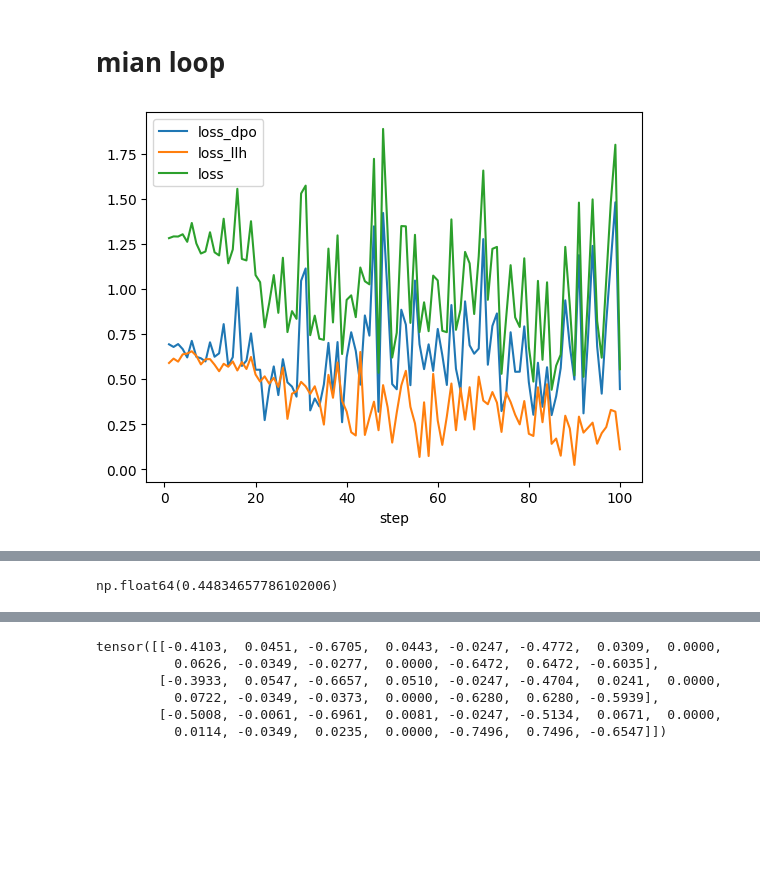
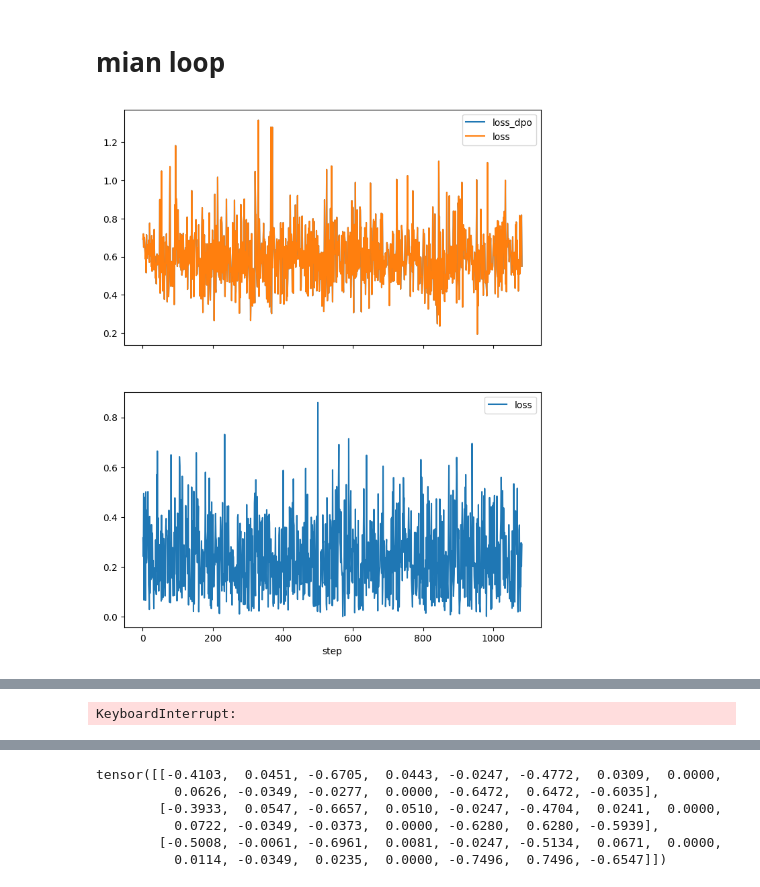
Before and after one commit to loutrebleu/qml, a Jupyter notebook: note/experiments/25.04.10-main3-online-db.ipynb, the cells around one changed output, grey strips where cells are left out. Saved outputs shown, nothing was run; the diff lists cells and outputs as text; code cells hidden in the pictures; blank space fills up the shorter version.

Commit message:
save to apply to QCE25

```diff
--- a/note/experiments/25.04.10-main3-online-db.ipynb
+++ b/note/experiments/25.04.10-main3-online-db.ipynb
@@ -52,65 +52,74 @@ def plot_results_on_notebook(logger, vlogger, cf):
     plot_labels.append("loss")
     res = pd.DataFrame(res_dict)
 
-    # vret = xsim.Retriever(vlogger)
-    # vres = pd.DataFrame(dict(
-    #     epoch=vret.epoch(),
-    #     loss=vret.loss(),
+    vret = xsim.Retriever(vlogger)
+    vres = pd.DataFrame(dict(
+        step=vret.step(),
+        loss=vret.loss(),
     #     time=vret.time(),
-    # ))
+    ))
 
     clear_output()
-    fig, axes = plt.subplots(nrows=1)  #, figsize=(8, 10), sharex=True)
+    # fig, axes = plt.subplots(nrows=1)  #, figsize=(8, 10), sharex=True)
+    fig, axes = plt.subplots(nrows=2, figsize=(8, 10), sharex=True)
     # fig, axes = plt.subplots(nrows=3, figsize=(8, 10), sharex=True)
-    res.plot(x="step", y=plot_labels, ax=axes)
-    # vres.plot(x="epoch", y=["loss"], ax=axes[1])
+    res.plot(x="step", y=plot_labels, ax=axes[0])
+    vres.plot(x="step", y=["loss"], ax=axes[1])
     # vres.plot(x="epoch", y=["time"], ax=axes[2])
     plt.show()
 
-    return res
-    # return res, vres
+    # return res
+    return res, vres
 # %% [markdown]
 # mian loop
 # %%
-# save_dir = xt.make_dirs_current_time("note/experiments/results")
-save_dir = 'note/experiments/results/2025.04.11.081434'
+save_dir = xt.make_dirs_current_time("note/experiments/results")
+# save_dir = 'note/experiments/results/2025.04.11.081434'
 
 cf = Config("note/experiments/config.yaml")
 
 # rng
 rng = XRandomGenerator(0)
 np.random.seed(rng.seed)
 torch.manual_seed(rng.new_seed())
 
 # build policies
 policy, reference, optimizer, sampler = prepare_policy(cf)
 logger = xsim.Logger()
 vlogger = xsim.Logger()
 dlogger = xsim.Logger()
 
 gset = Gateset.set_num_qubits(cf.nq)
+torch.save(policy.state_dict(), xt.join(save_dir, f"results_00000.pth"))
 
-
-for step in range(1, 101):
-    # soft_update(policy, reference, 0.05)
+for step in range(1, cf.dpo.training.num_epochs+1):
+    soft_update(policy, reference, 0.05)
     batch = generate_batch(sampler, cf)
     losses = train_once(policy, reference, optimizer, batch, sampler, cf)
 
     logger.store(
         step=step,
         loss=losses.total,
         loss_dpo=losses.dpo,
     )
     status = f"step {step:>3}  loss: {losses.total:.4f}  dpo: {losses.dpo:.4f}"
     if cf.dpo.training.cpo:
         loss_llh = losses.llh
         logger.store(loss_llh=loss_llh)
         status += f"  llh: {loss_llh:.4f}"
 
     logger.flush()
+    vlogger.store(
+        step=step,
+        loss=float(batch.best.np_losses.min()),
+    ).flush()
+
+    if step > 1:
+        res, vres = plot_results_on_notebook(logger, vlogger, cf)
+        res.to_csv(xt.join(save_dir, "results.csv"))
+        vres.to_csv(xt.join(save_dir, "vresults.csv"))
+    if step % 10 == 0:
+        torch.save(policy.state_dict(), xt.join(save_dir, f"results_{step:05d}.pth"))
     print(status)
-
-    if step % 10 == 0:
-        plot_results_on_notebook(logger, vlogger, cf)
 # %% [output]
-[figure, old version]
+[figure, new version]
@@ -117,4 +127 @@ for step in range(1, 101):
+KeyboardInterrupt:
-# %%
-batch.best.np_losses.min()
-# %% [output]
-np.float64(0.44834657786102006)
```
Also changed, not shown: parts of 2 cells of this notebook, 32 other files.
